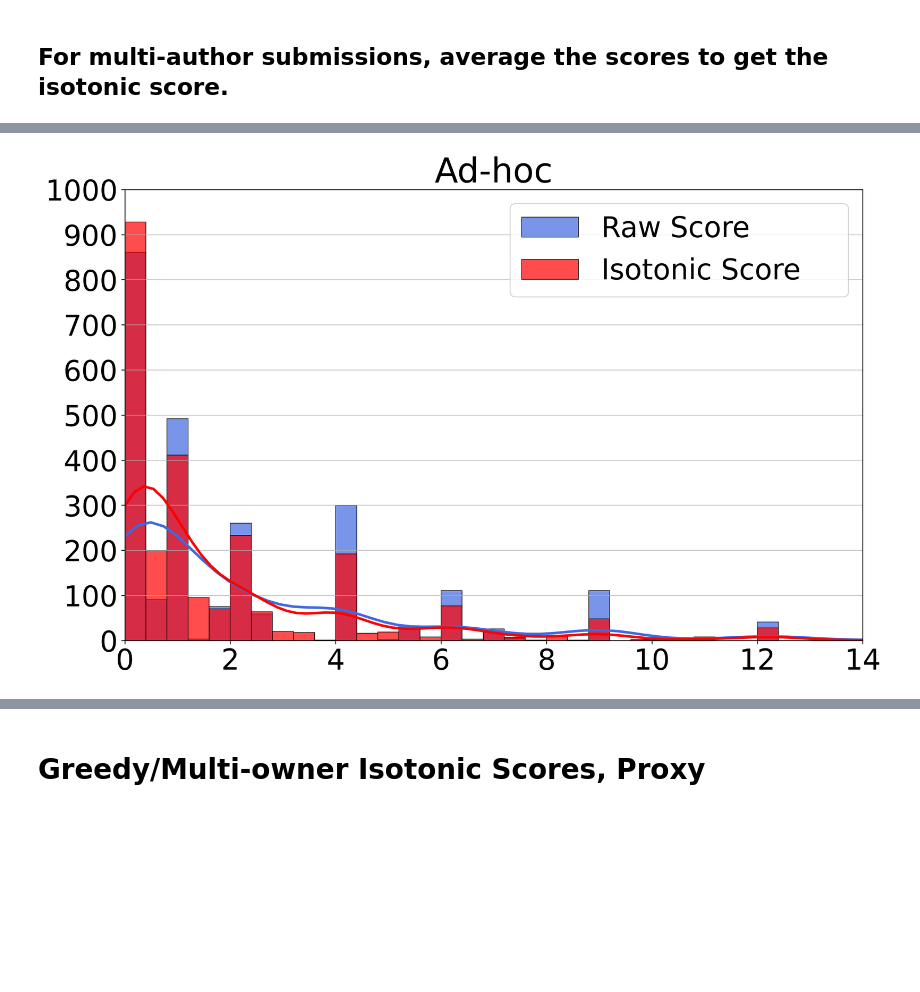
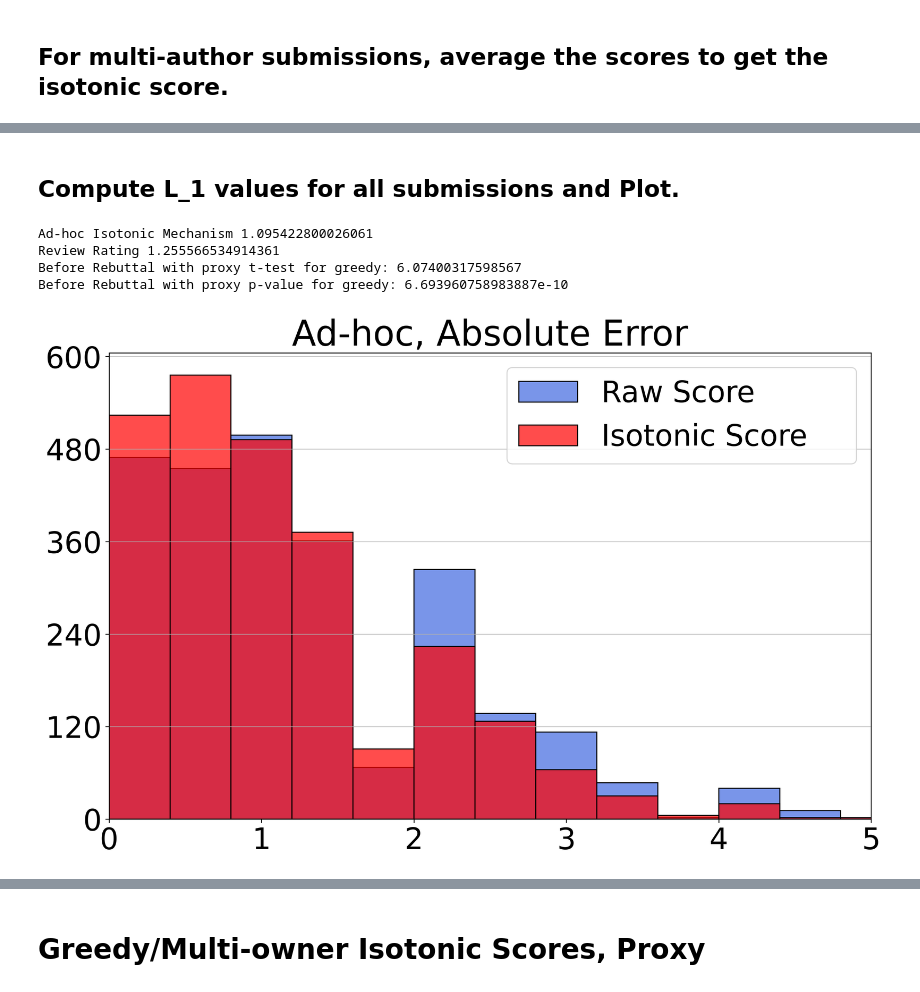
Before and after one commit to BuxinSu/ICML_2023_Ranking, a Jupyter notebook: Notebooks/Adhoc_Greedy_and_Multiowner_histogram.ipynb, the cells around one changed output, grey strips where cells are left out. Saved outputs shown, nothing was run; the diff lists cells and outputs as text; code cells hidden in the pictures; blank space fills up the shorter version.

```diff
--- a/Notebooks/Adhoc_Greedy_and_Multiowner_histogram.ipynb
+++ b/Notebooks/Adhoc_Greedy_and_Multiowner_histogram.ipynb
@@ -275,21 +331,77 @@ Before Rebuttal with proxy p-value for greedy: 7.222205266476588e-10
+# %% [markdown]
+## Compute L_1 values for all submissions and Plot.
 # %%
+# Isotonic score
+adhoc_iso_rating = []
+for submission in final_submission_list:
+  adhoc_iso_rating.append(submission_new_rating[submission])
+
+
+
+# Proxy
+submission_true_rating = {}
+for submission in final_submission_list:
+    submission_true_rating[submission] = df[df['submission_idx'] == submission]['proxy'].tolist()
+    submission_true_rating[submission] = submission_true_rating[submission][0]
+
+True_score_multi_iso = []
+for submission in final_submission_list:
+    True_score_multi_iso.append(submission_true_rating[submission])
+
+
+
+# Score
+old_rating = {}
+for submission in final_submission_list:
+    old_rating[submission] = df[df['submission_idx'] == submission]['score'].tolist()
+    old_rating[submission] = old_rating[submission][0]
+
+old_score_multi_iso = []
+for submission in final_submission_list:
+    old_score_multi_iso.append(old_rating[submission])
+
+
+
+# Create two lists to record: (y - R)^2 and (\hat{R} - R)^2 values.
+adhoc_diff = []
+old_diff = []
+for i in range(len(True_score_multi_iso)):
+  adhoc_diff.append( abs(adhoc_iso_rating[i] - True_score_multi_iso[i]) )
+  old_diff.append( abs(old_score_multi_iso[i] - True_score_multi_iso[i]) )
+
+
+
+# Compute MSE
+print('Ad-hoc Isotonic Mechanism', np.mean(adhoc_diff) )
+print('Review Rating', np.mean(old_diff) )
+
+
+
+#Perform the paired sample t-test
+t_statistic, p_value = stats.ttest_ind(old_diff, adhoc_diff, alternative='greater')
+print("Before Rebuttal with proxy t-test for greedy:", t_statistic)
+print("Before Rebuttal with proxy p-value for greedy:", p_value)
+
+
+
 # Create a figure and axis using Seaborn
 plt.figure()
-sns.histplot(data=old_diff, bins= np.arange(0, 14, 0.4), color='royalblue', kde=True, label='Raw Score    ', common_norm=False, alpha=0.7, line_kws={'lw': 2.5} )
-#sns.histplot(data=greedy_diff, bins= np.arange(0, 14, 0.4), color='red', kde=True, label='Multi Isotonic   ', common_norm=False, alpha=0.7, line_kws={'lw': 2.5} )
-sns.histplot(data=adhoc_diff, bins= np.arange(0, 14, 0.4), color='red', kde=True, label='Isotonic Score    ', common_norm=False, alpha=0.7, line_kws={'lw': 2.5} )
-
+sns.histplot(data=old_diff, bins= np.arange(0, 14, 0.4), color='royalblue', kde=False, label='Raw Score    ', common_norm=False, alpha=0.7, line_kws={'lw': 2.5} )
+sns.histplot(data=adhoc_diff, bins= np.arange(0, 14, 0.4), color='red', kde=False, label='Isotonic Score    ', common_norm=False, alpha=0.7, line_kws={'lw': 2.5} )
 # Customize the plot
 plt.grid(axis='y', alpha=0.75)
 # plt.xlabel('(a) Squared Error')
 plt.ylabel('')
-plt.title('Ad-hoc')
-plt.xlim(0, 14)
-plt.yticks(range(0, 1001, 100))
+plt.title('Ad-hoc, Absolute Error')
+plt.xlim(0, 5)
+plt.yticks(range(0, 601, 120))
 plt.legend()
-plt.savefig('/content/drive/MyDrive/Research/Ranking_ICML/Figures/adhoc_iso_proxy_histo.svg', bbox_inches='tight')
-
+plt.savefig('/content/drive/MyDrive/Research/Ranking_ICML/Figures/adhoc_iso_proxy_histo_L1.svg', bbox_inches='tight')
 # Show the plot
 plt.show()
 # %% [output]
+Ad-hoc Isotonic Mechanism 1.095422800026061
+Review Rating 1.255566534914361
+Before Rebuttal with proxy t-test for greedy: 6.07400317598567
+Before Rebuttal with proxy p-value for greedy: 6.693960758983887e-10
-[figure, old version]
+[figure, new version]
```
Also changed, not shown: parts of 38 cells of this notebook.
